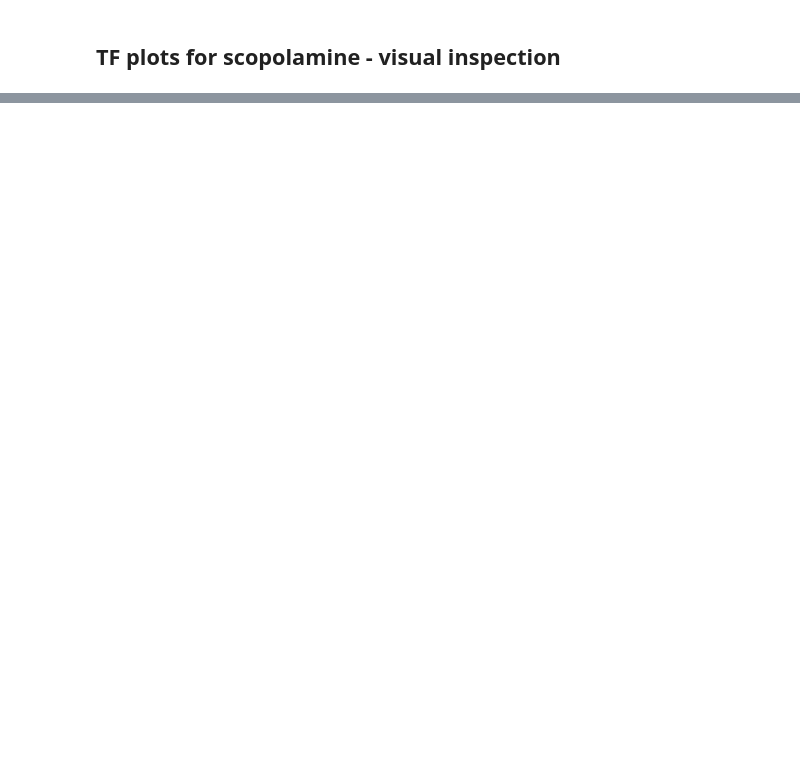
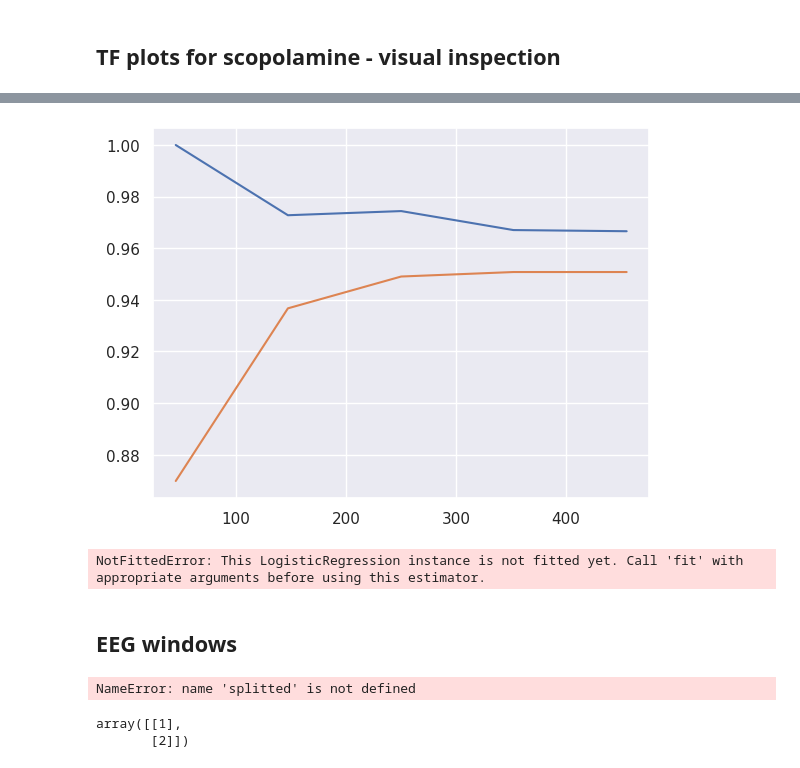
Before and after one commit to etiennegalea/ssl_generic_eeg, a Jupyter notebook: test.ipynb, the cells around one changed output, grey strips where cells are left out. Drawn from its saved outputs; the diff is of its cells as text; code cells hidden in the pictures; blank space fills up the shorter version.

```diff
--- a/test.ipynb
+++ b/test.ipynb
@@ -1032,0 +665,39 @@ TypeError: float() argument must be a string or a number, not 'Figure'
+# %%
+# seaborn
+import seaborn as sns
+sns.set_theme(style="darkgrid")
+
+# Load an example dataset with long-form data
+# fmri = sns.load_dataset("fmri")
+
+# Plot the responses for different events and regions
+sns.lineplot(x=train_sizes, y=train_scores_mean,
+            #  hue="region", style="event"
+             )
+sns.lineplot(x=train_sizes, y=valid_scores_mean,
+            #  hue="region", style="event"
+             )
+plt.show()
+# %% [output]
+[figure, added]
+# %%
+
+print(f'predicting: {pipeline.predict(X)}')
+print(f'predicting prob: {pipeline.predict_proba(X[-1:, :])}')
+print(f'score: {pipeline.score(X,y)}')
+# %% [output]
+NotFittedError: This LogisticRegression instance is not fitted yet. Call 'fit' with appropriate arguments before using this estimator.
+# %% [markdown]
+## EEG windows
+# %%
+array = np.array([
+    [splitted['train'][i][0][0] for i in range(len(splitted['train']))],
+    [splitted['train'][i][1][0] for i in range(len(splitted['train']))]
+])
+# %% [output]
+NameError: name 'splitted' is not defined
+# %%
+np.array([[1],[2]])
+# %% [output]
+array([[1],
+       [2]])
```
Also changed, not shown: parts of 65 cells of this notebook.
